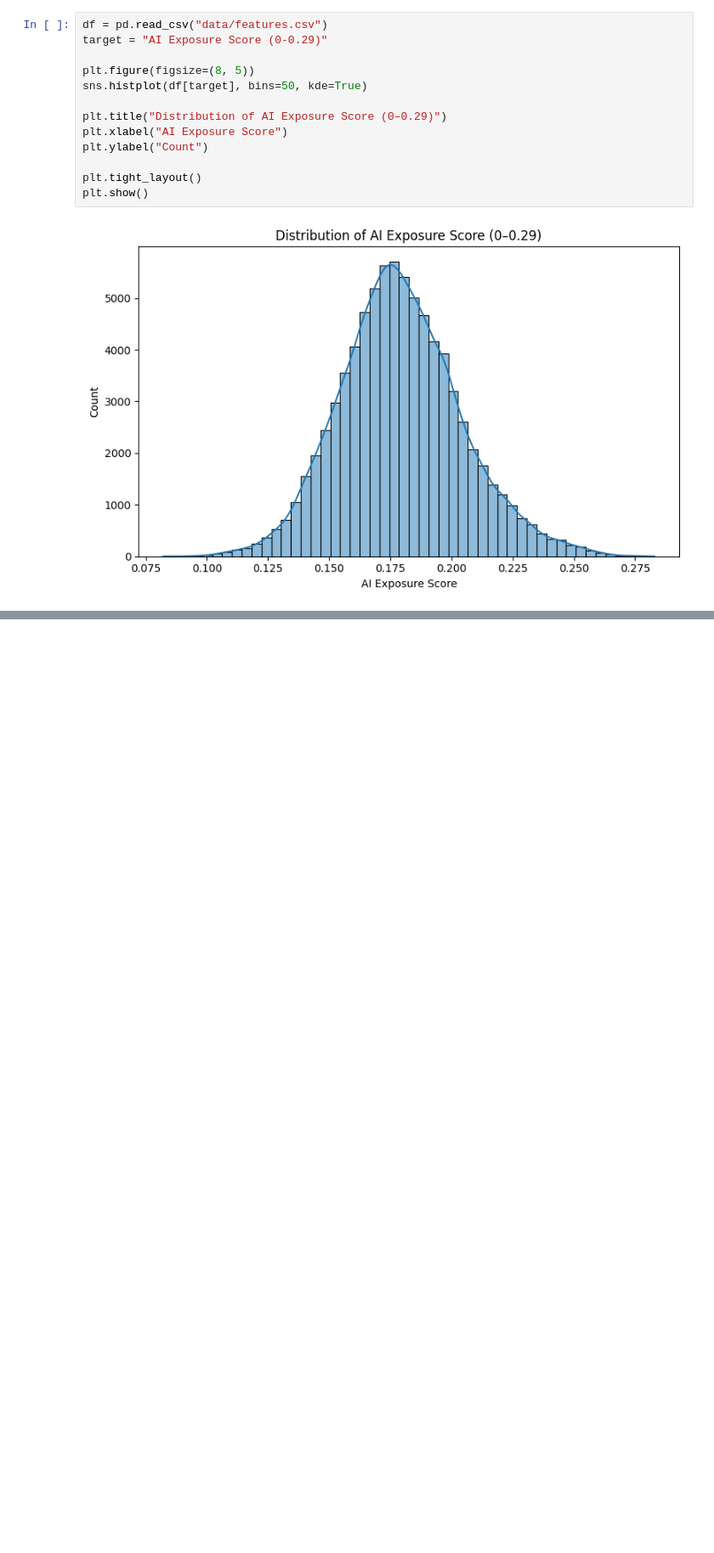
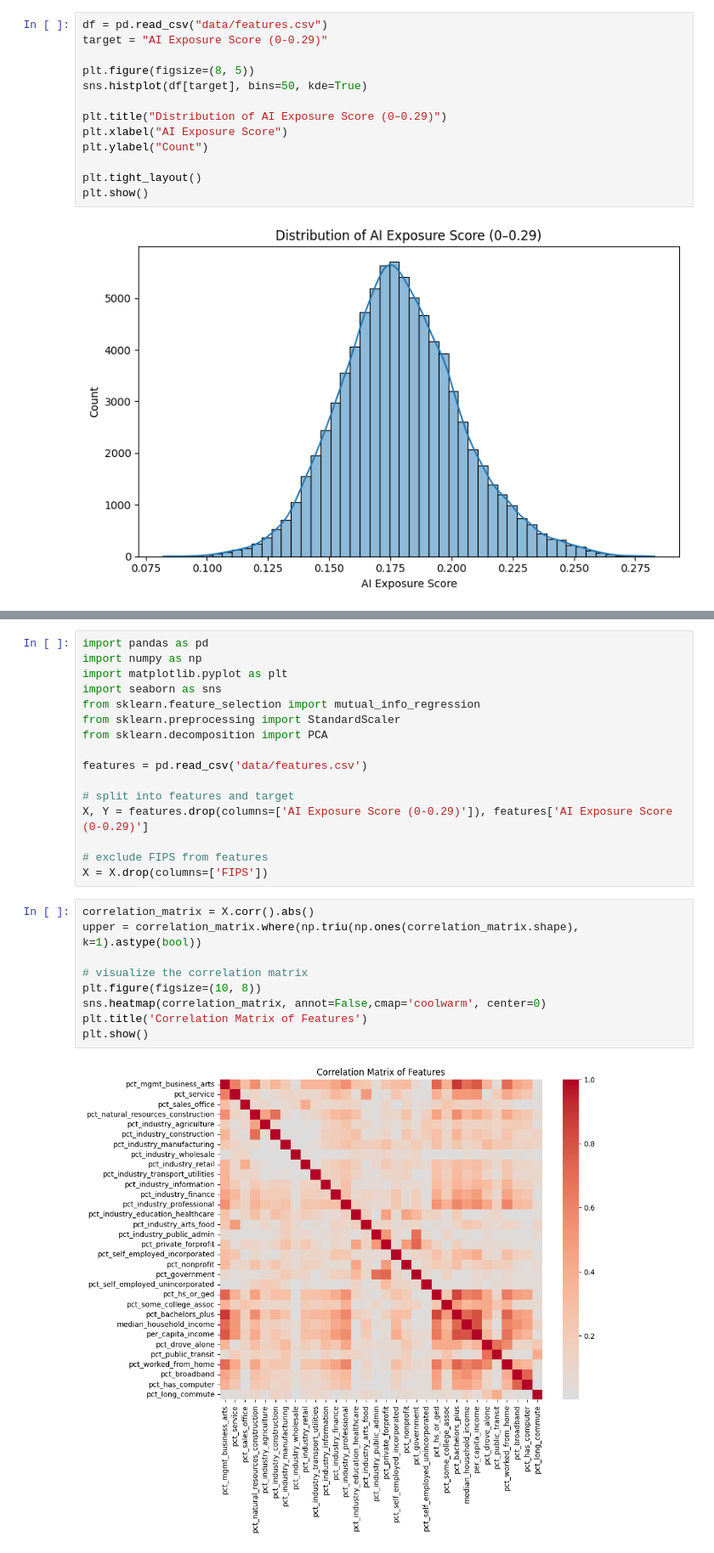
Before and after one commit to raelynncui/ai_exposure, a Jupyter notebook: eda.ipynb, the cells around one changed output, grey strips where cells are left out. Shown at 85% size. Drawn from its saved outputs; the diff is of its cells as text; blank space fills up the shorter version.

```diff
--- a/eda.ipynb
+++ b/eda.ipynb
@@ -162,0 +211,27 @@ plt.show()
+# %%
+import pandas as pd
+import numpy as np
+import matplotlib.pyplot as plt
+import seaborn as sns
+from sklearn.feature_selection import mutual_info_regression
+from sklearn.preprocessing import StandardScaler
+from sklearn.decomposition import PCA
+
+features = pd.read_csv('data/features.csv')
+
+# split into features and target
+X, Y = features.drop(columns=['AI Exposure Score (0-0.29)']), features['AI Exposure Score (0-0.29)']
+
+# exclude FIPS from features
+X = X.drop(columns=['FIPS'])
+# %%
+correlation_matrix = X.corr().abs()
+upper = correlation_matrix.where(np.triu(np.ones(correlation_matrix.shape), k=1).astype(bool))
+
+# visualize the correlation matrix
+plt.figure(figsize=(10, 8))
+sns.heatmap(correlation_matrix, annot=False,cmap='coolwarm', center=0)
+plt.title('Correlation Matrix of Features')
+plt.show()
+# %% [output]
+[figure, added]
```
Also changed, not shown: parts of 11 cells of this notebook.
